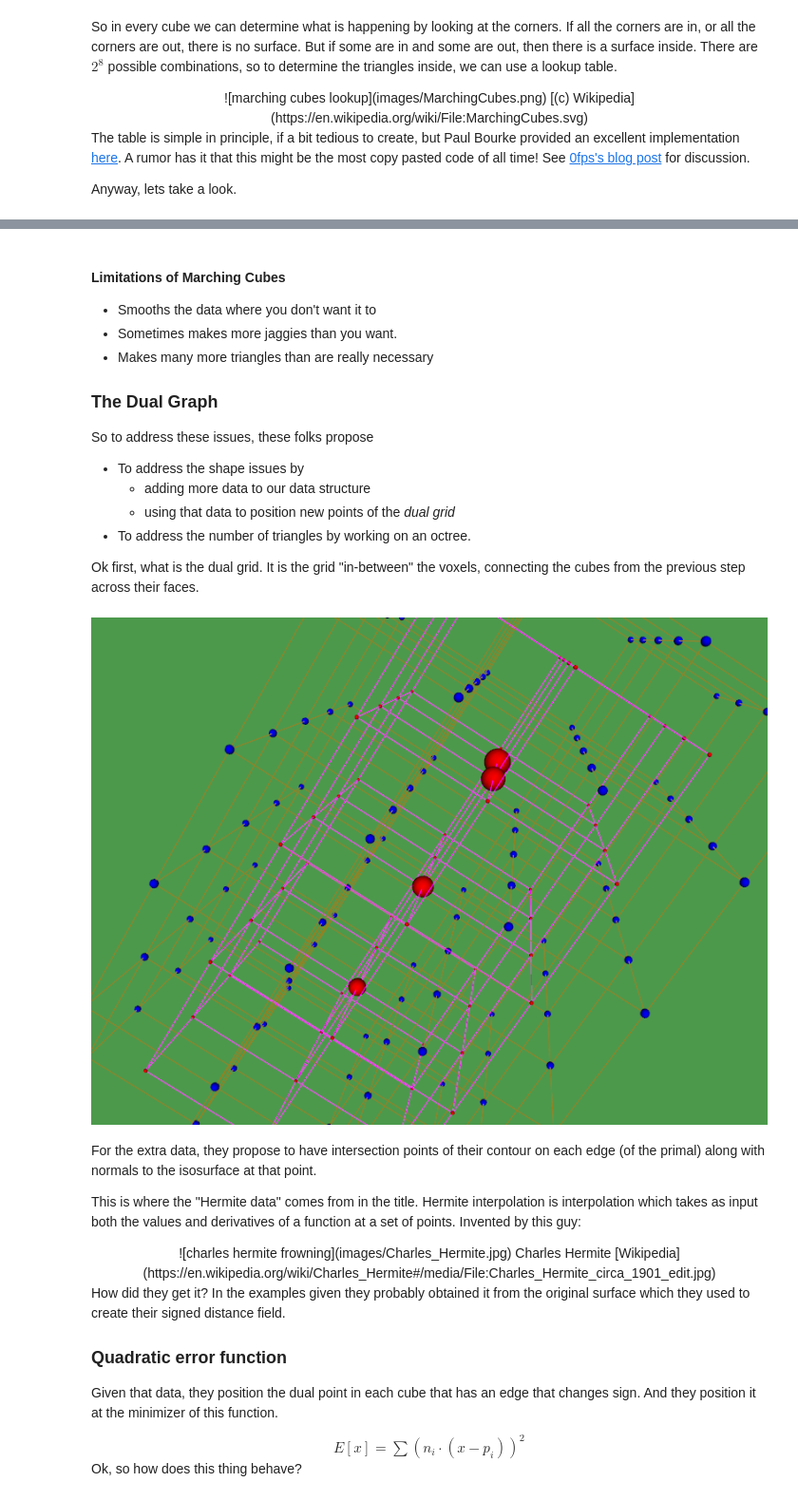
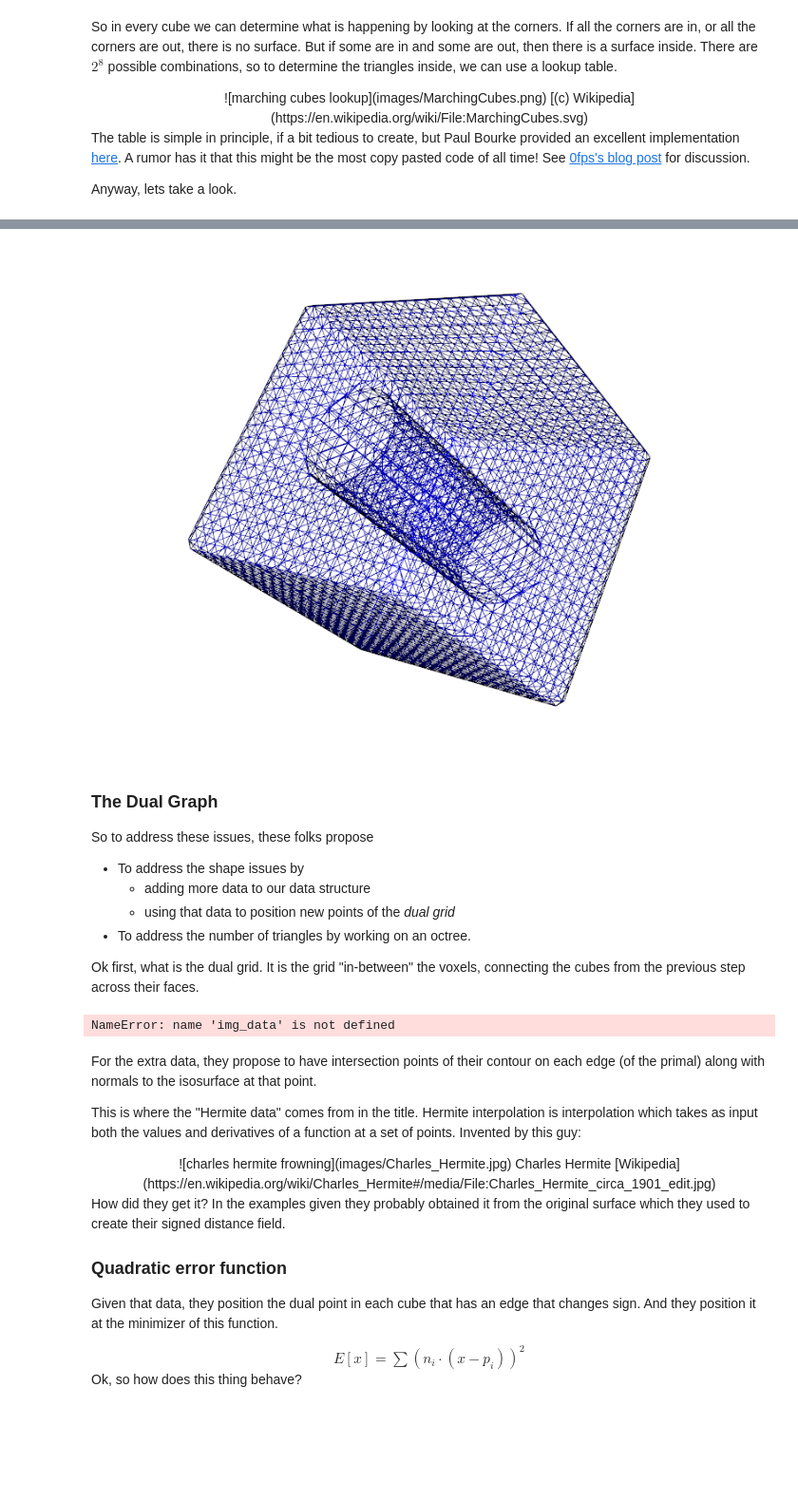
Before and after one commit to str4w/DualContour, a Jupyter notebook: Dual Contouring.ipynb, the cells around one changed output, grey strips where cells are left out. Shown at 95% size. Cells and saved outputs as stored; diff of their text form; code cells hidden in the pictures; blank space fills up the shorter version.

```diff
--- a/Dual Contouring.ipynb
+++ b/Dual Contouring.ipynb
@@ -152,9 +187,9 @@ vtk_show(renderer,800,600)
+# %%
+renderer=RenderActors([cubemesh_with_hole])
+vtk_show(renderer,800,600)
+# %% [output]
+[figure, added]
 # %% [markdown]
-#### Limitations of Marching Cubes
-* Smooths the data where you don't want it to
-* Sometimes makes more jaggies than you want.
-* Makes many more triangles than are really necessary
-
 ### The Dual Graph
 
 So to address these issues, these folks propose
@@ -168,10 +203,10 @@ Ok first, what is the dual grid.  It is the grid "in-between" the voxels, connec
 dual,dualPoints=MakeDualGrid(img_data)
 SetColor(dual,Brown)
 SetColor(dualPoints,Blue)
-renderer=RenderActors([primal,primalPoints,dual,dualPoints])
+renderer=RenderActors([primal,primalPoints,dual,dualPoints],False)
 vtk_show(renderer,800,600)
 # %% [output]
-[figure, removed]
+NameError: name 'img_data' is not defined
 # %% [markdown]
 For the extra data, they propose to have intersection points of their contour on each edge (of the primal) along with normals to the isosurface at that point.
 
```
Also changed, not shown: parts of 16 cells of this notebook, 3 other files.
